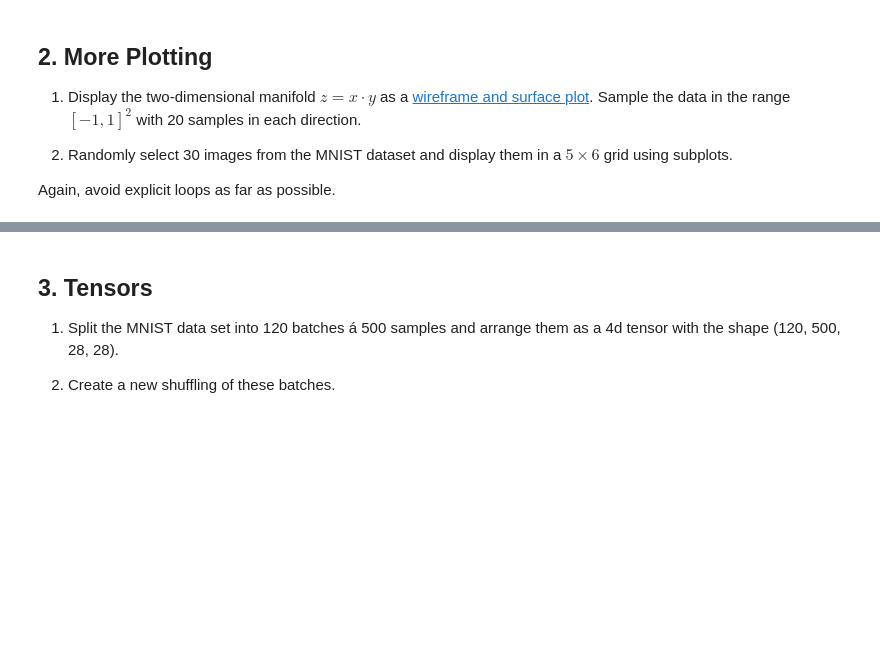
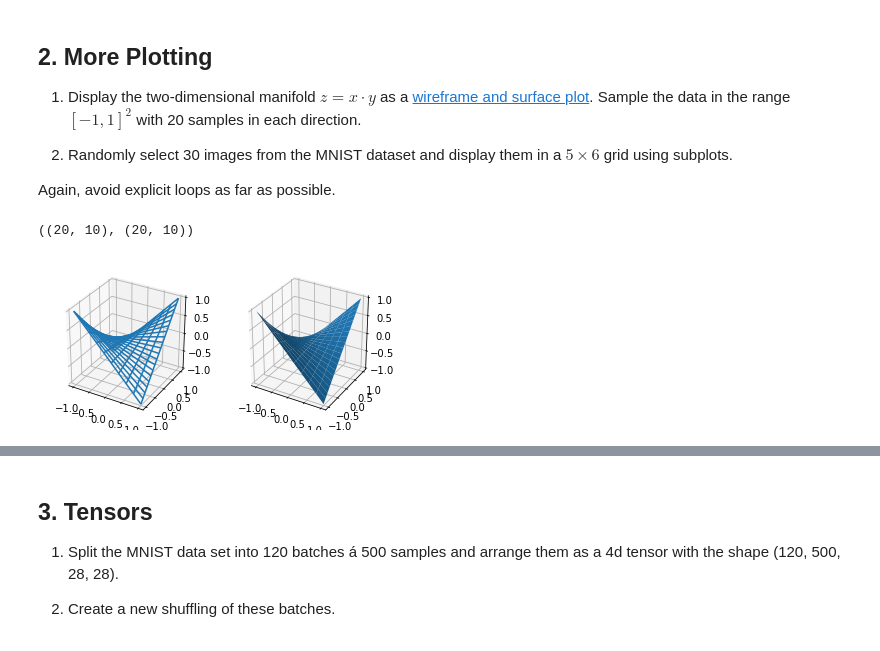
Before and after one commit to rhaschke/Neural-Networks, a Jupyter notebook: a1.ipynb, the cells around one changed output, grey strips where cells are left out. Saved outputs shown, nothing was run; the diff lists cells and outputs as text; code cells hidden in the pictures; blank space fills up the shorter version.

```diff
--- a/a1.ipynb
+++ b/a1.ipynb
@@ -28,3 +35,23 @@ Sample the data in the range $[-1,1]^2$ with 20 samples in each direction.
 2. Randomly select 30 images from the MNIST dataset and display them in a $5 \times 6$ grid using subplots.
 
 Again, avoid explicit loops as far as possible.
+# %%
+from mpl_toolkits.mplot3d import Axes3D  # enable 3d plotting
+
+# create ranges for x and y
+x = np.linspace(-1, 1, 10)
+y = np.linspace(-1, 1, 20)
+# and broadcast them into a grid
+X, Y = np.meshgrid(x, y)
+print(X.shape, Y.shape)
+Z =  X * Y
+
+# create two 3d plots in 1x2 table
+fig = plt.figure()
+ax = fig.add_subplot(121, projection='3d')
+ax.plot_wireframe(X, Y, Z)
+ax = fig.add_subplot(122, projection='3d')
+ax.plot_surface(X, Y, Z);
+# %% [output]
+((20, 10), (20, 10))
+[figure, added]
```
Also changed, not shown: parts of 6 cells of this notebook.
